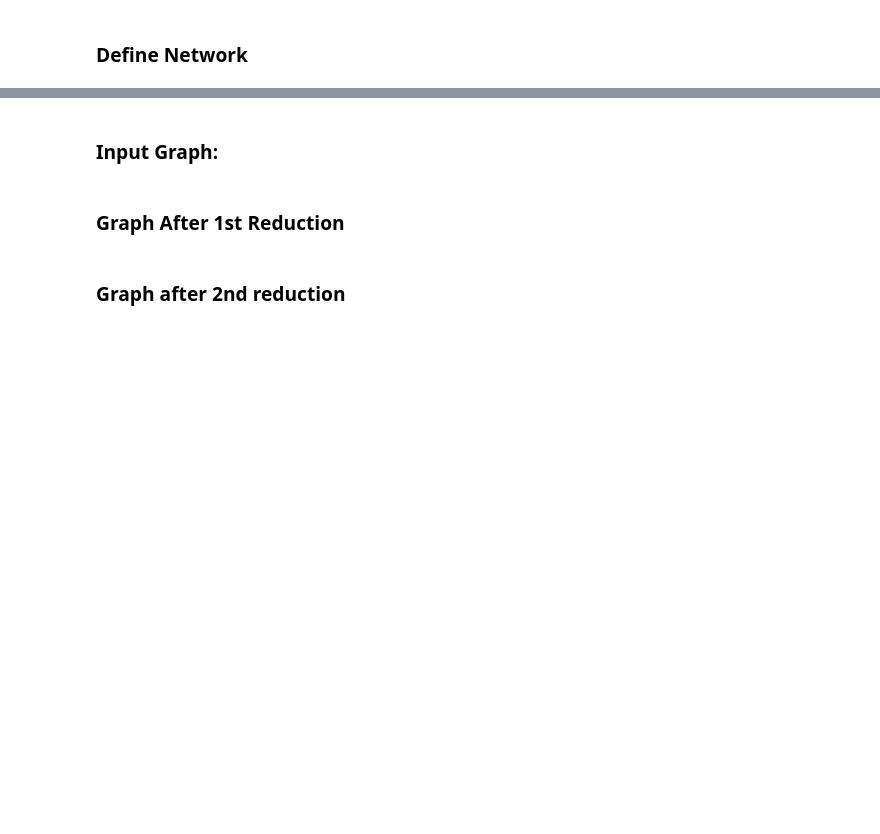
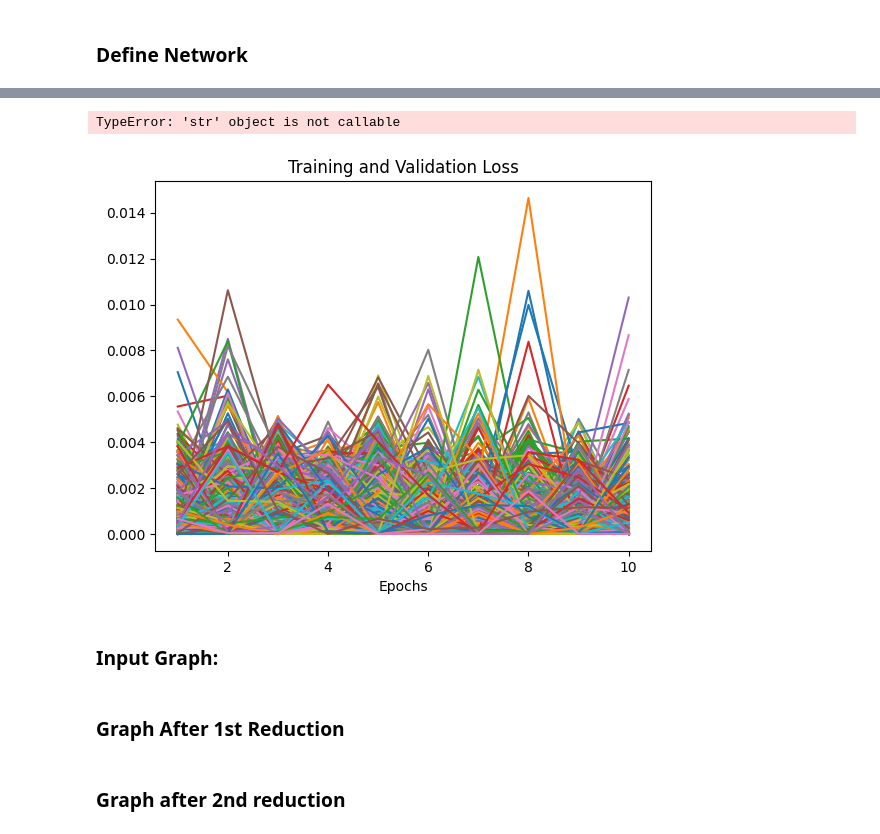
Before and after one commit to TomyjBerg/ADLProtProject, a Jupyter notebook: model_siamese_baseline4_asapool.ipynb, the cells around one changed output, grey strips where cells are left out. Drawn from its saved outputs; the diff is of its cells as text; code cells hidden in the pictures; blank space fills up the shorter version.

```diff
--- a/model_siamese_baseline4_asapool.ipynb
+++ b/model_siamese_baseline4_asapool.ipynb
@@ -405,3 +324,28 @@ compare_euclid_distances(train_distances_lab0[49], train_distances_lab1[49])
+# %%
+import matplotlib.pyplot as plt
+
+# Generate a sequence of integers to represent the epoch numbers
+epochs = range(1, num_epochs+1)
+
+# Plot and label the training and validation loss values
+plt.plot(epochs, train_losses, label='Training Loss')
+plt.plot(epochs, validation_losses, label='Validation Loss')
+
+# Add in a title and axes labels
+plt.title('Training and Validation Loss')
+plt.xlabel('Epochs')
+plt.ylabel('Loss')
+
+# Set the tick locations
+plt.xticks(np.arange(0, num_epochs+1, num_epochs/10))
+
+# Display the plot
+plt.legend(loc='best')
+plt.savefig(f'{model_name}_Training and Validation Loss.png')
+plt.show()
+# %% [output]
+TypeError: 'str' object is not callable
+[figure, added]
 # %%
 # Print model's state_dict
 print("Model's state_dict:")
```
Also changed, not shown: parts of 11 cells of this notebook, 1 other file.
